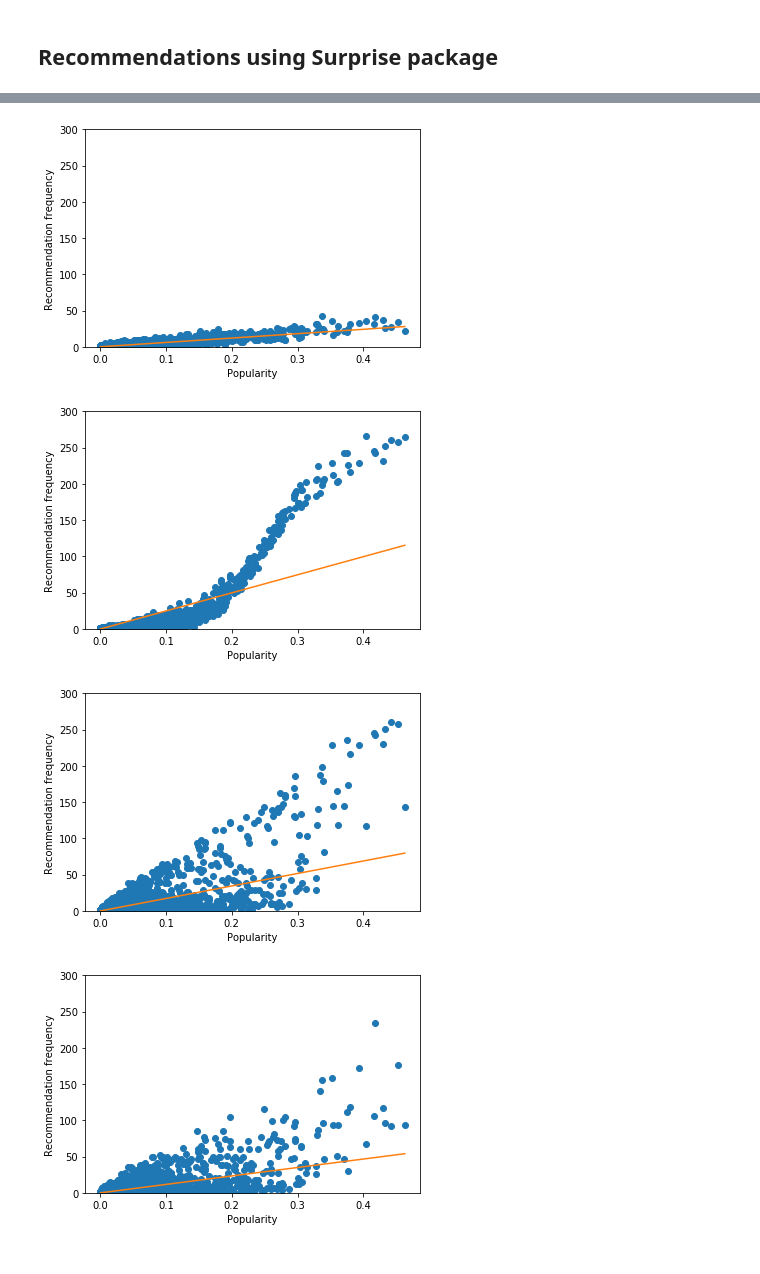
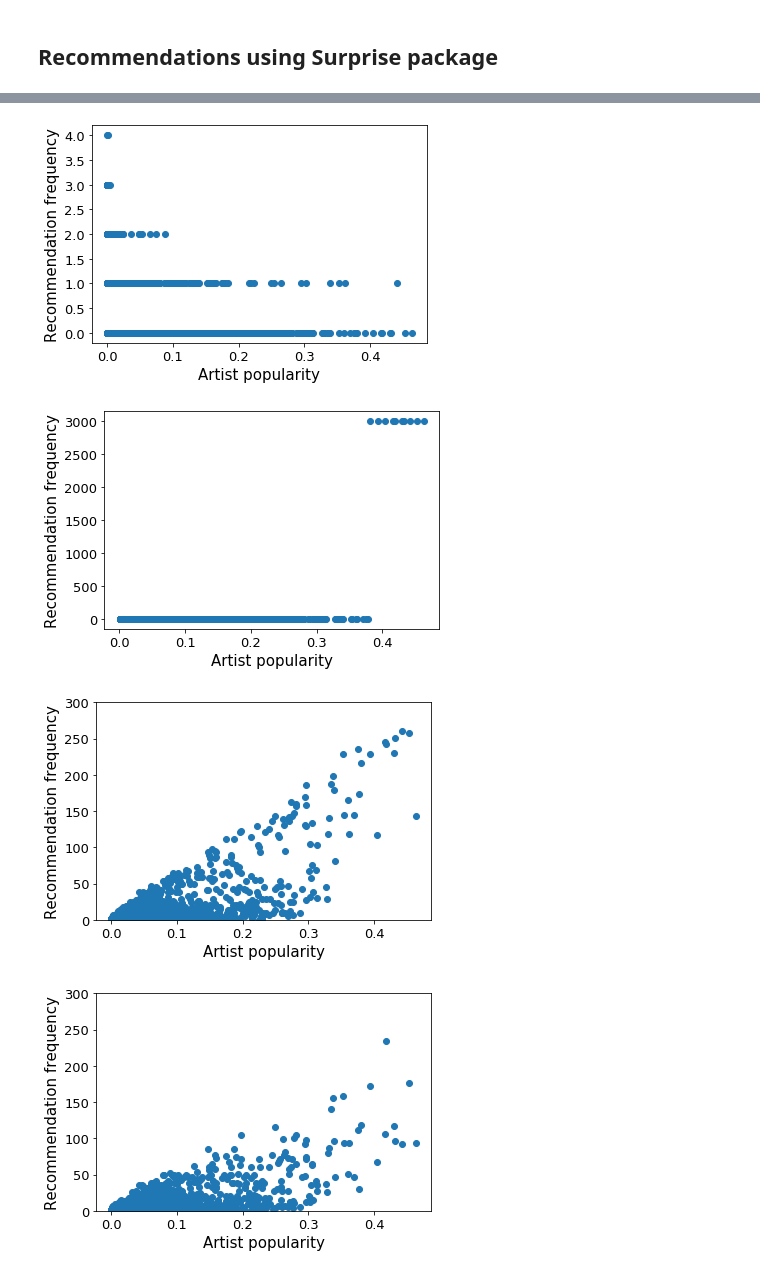
Before and after one commit to domkowald/FairRecSys, a Jupyter notebook: LFM_Fairness.ipynb, the cells around one changed output, grey strips where cells are left out. Drawn from its saved outputs; the diff is of its cells as text; code cells hidden in the pictures.

```diff
--- a/LFM_Fairness.ipynb
+++ b/LFM_Fairness.ipynb
@@ -304,9 +309,9 @@ df_item_dist['count'] /= no_users
 #df_item_dist.head()
 # %%
 sim_users = {'name': 'cosine', 'user_based': True}  # compute cosine similarities between users
-algos = []
-algos.append(Random())
-algos.append(MostPopular())
+algos = [] # Random and MostPopular is calculated by default
+algos.append(None)#Random())
+algos.append(None)#MostPopular())
 algos.append(BaselineOnly())
 algos.append(KNNBasic(sim_options = sim_users, k=40))
 algos.append(KNNWithMeans(sim_options = sim_users, k=40))
@@ -322,20 +327,26 @@ i = 0
 low_rec_gap_list = [] # one entry per algorithmus
 medium_rec_gap_list = []
 high_rec_gap_list = []
-for algo in algos:
+for i in range(0, len(algo_names)):
     df_item_dist[algo_names[i]] = 0
     low_rec_gap = 0
     medium_rec_gap = 0
     high_rec_gap = 0
-    algo.fit(trainset)
-    predictions = algo.test(testset)
+
     # get accuracy for personalized approaches
     if algo_names[i] is not 'Random' and algo_names[i] is not 'MostPopular':
+        algos[i].fit(trainset)
+        predictions = algos[i].test(testset)
         print(algo_names[i])
         get_mae_of_groups(predictions)
 
-    # get top-n items and calculate gaps
-    top_n = get_top_n(predictions, n=10)
+    # get top-n items and calculate gaps for all algorithms
+    if algo_names[i] == 'Random':
+        top_n = get_top_n_random(testset, n=10)
+    elif algo_names[i] == 'MostPopular':
+        top_n = get_top_n_mp(testset, n=10)
+    else:
+        top_n = get_top_n(predictions, n=10)
     low_count = 0
     med_count = 0
     high_count = 0
@@ -379,18 +390,20 @@ Ttest_indResult(statistic=2.6171381403142546, pvalue=0.008867686722891614)
 # %%
-for i in range(0, len(algos)):
+for i in range(0, len(algo_names)):
     plt.figure()
     x = df_item_dist['count']
     y = df_item_dist[algo_names[i]]
-    slope, intercept, r_value, p_value, std_err = stats.linregress(x, y)
-    line = slope * np.array(x) + intercept
-    ax = plt.gca()
-    ax.set_ylim(0, 300)
-    plt.plot(x, y, 'o', x, line)
-    plt.xlabel('Popularity')
-    plt.ylabel('Recommendation frequency')
-    #plt.savefig('data/rec_' + algo_names[i] + '.png', dpi=300, bbox_inches='tight')
+    #slope, intercept, r_value, p_value, std_err = stats.linregress(x, y)
+    #line = slope * np.array(x) + intercept
+    if algo_names[i] is not 'Random' and algo_names[i] is not 'MostPopular':
+        plt.gca().set_ylim(0, 300)
+    plt.plot(x, y, 'o')#, x, line)
+    plt.xlabel('Artist popularity', fontsize='15')
+    plt.ylabel('Recommendation frequency', fontsize='15')
+    plt.xticks(fontsize='13')
+    plt.yticks(fontsize='13')
+    #plt.savefig('data/ECIR/rec_' + algo_names[i] + '.png', dpi=300, bbox_inches='tight')
 # %% [output]
-[figure, old version]
+[figure, new version]
-[figure, old version]
+[figure, new version]
-[figure, old version]
+[figure, new version]
-[figure, old version]
+[figure, new version]
```
Also changed, not shown: parts of 17 cells of this notebook.
